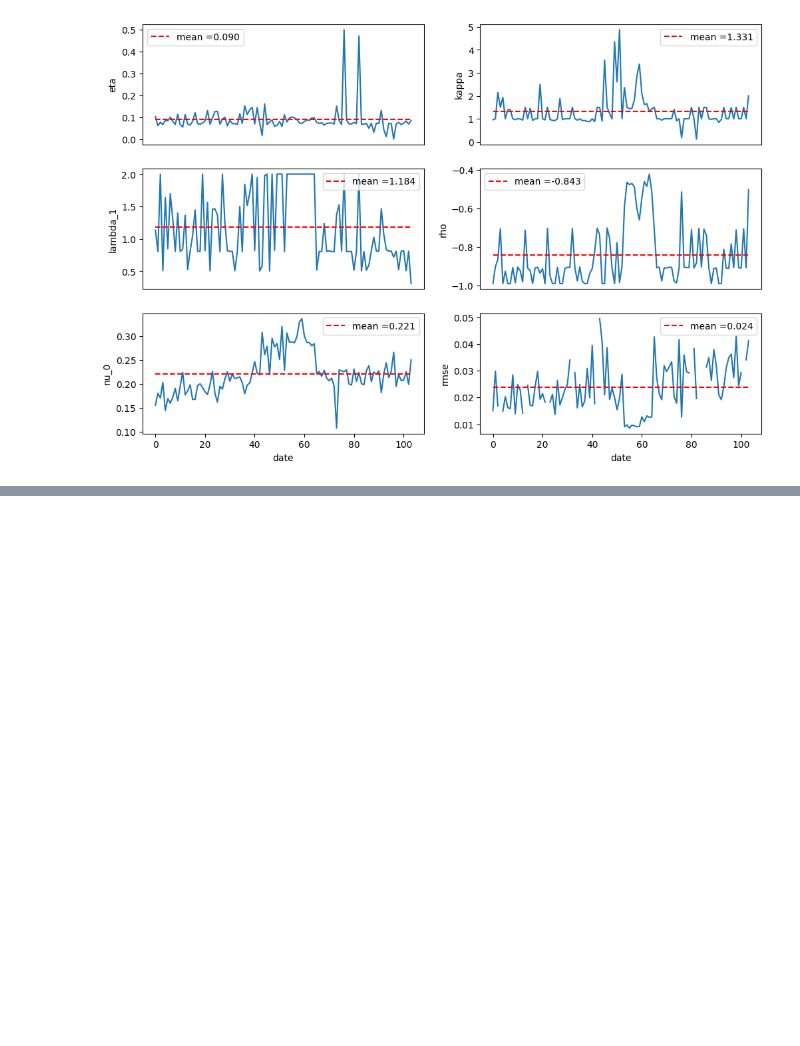
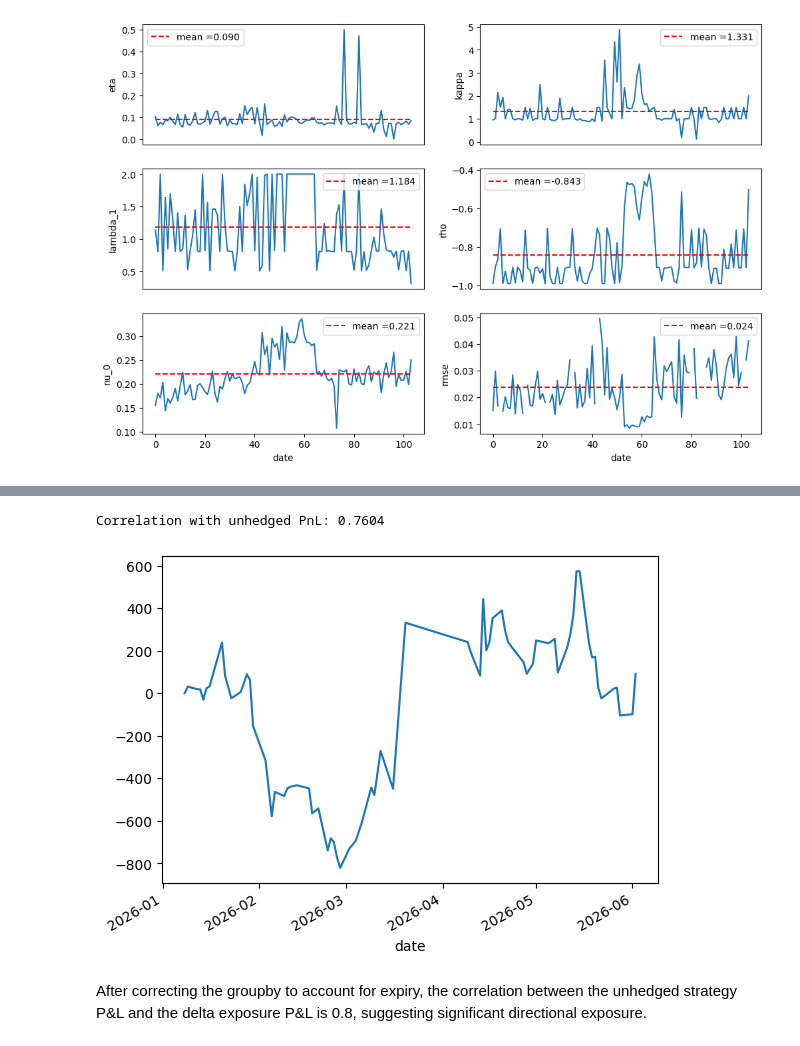
Before and after one commit to victormaury25/option-pricing-fft, a Jupyter notebook: FFT option pricing.ipynb, the cells around one changed output, grey strips where cells are left out. Saved outputs shown, nothing was run; the diff lists cells and outputs as text; code cells hidden in the pictures; blank space fills up the shorter version.

```diff
--- a/FFT option pricing.ipynb
+++ b/FFT option pricing.ipynb
@@ -973,0 +952,25 @@ Sharpe: 5.99
+# %%
+def delta_BS(S, K, r, T, sigma, cp):
+    d1 = (np.log(S/K) + (r + 0.5*sigma**2)*T) / (sigma*np.sqrt(T))
+    if cp == 'C':
+        delta = norm.cdf(d1)
+    else:
+        delta = norm.cdf(d1) - 1
+    return delta
+
+df_test_filtered_2['delta_BS'] = df_test_filtered_2.apply(lambda row: delta_BS(row['S'], row['strike'], r, row['T'], row['iv_market'], row['cp']), axis = 1)
+df_test_filtered_2['delta_BS_lag'] = df_test_filtered_2.groupby(['strike', 'cp', 'expiry'])['delta_BS'].shift(1)
+df_test_filtered_2['delta_exposure'] = (df_test_filtered_2['position_lag'] * df_test_filtered_2['delta_BS_lag'])
+
+df_test_filtered_2['delta_pnl'] = (df_test_filtered_2['position_lag'] * df_test_filtered_2['delta_BS_lag'] * df_test_filtered_2['dS'])
+daily_delta_pnl = (df_test_filtered_2.groupby('date')['delta_pnl'].sum())
+daily_delta_pnl.cumsum().plot()
+
+daily_strategy_pnl = (df_test_filtered_2.groupby('date')['PnL'].sum())
+corr = daily_strategy_pnl.corr(daily_delta_pnl)
+print(f'Correlation with unhedged PnL: {corr:.4f}')
+# %% [output]
+Correlation with unhedged PnL: 0.7604
+[figure, added]
+# %% [markdown]
+After correcting the groupby to account for expiry, the correlation between the unhedged strategy P&L and the delta exposure P&L is 0.8, suggesting significant directional exposure.
```
Also changed, not shown: parts of 27 cells of this notebook.
